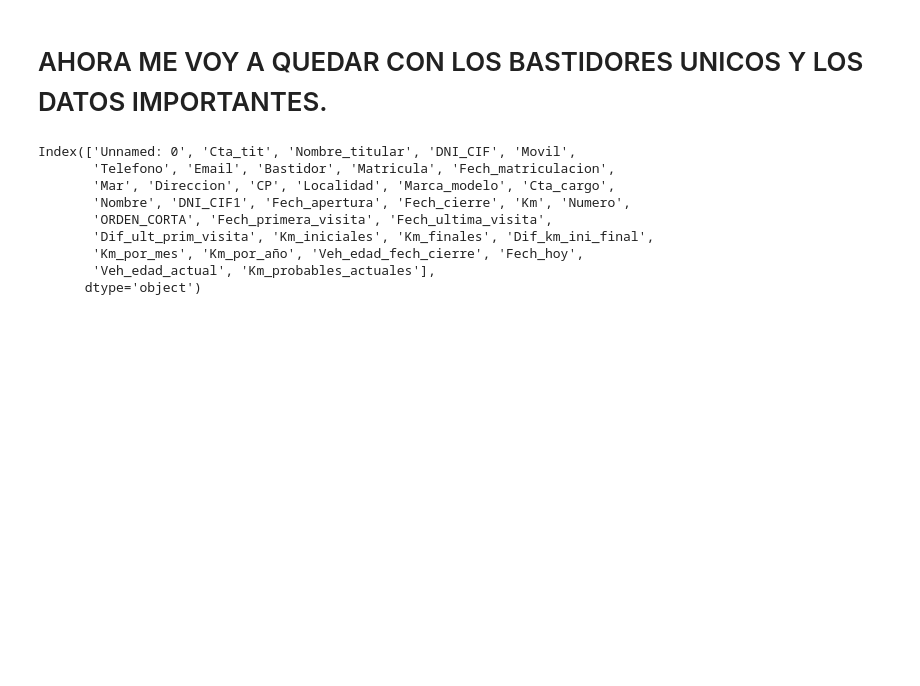
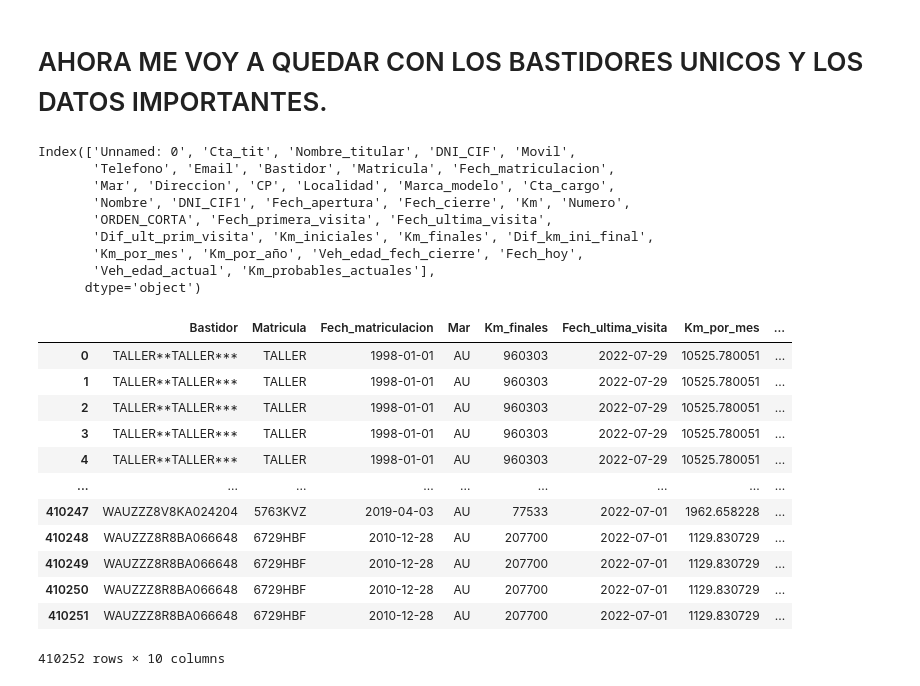
Before and after one commit to pacomm5/PLANTILLAS2, a Jupyter notebook: DATOS_VEHICULO.ipynb, the cells around one changed output. Cells and saved outputs as stored; diff of their text form; code cells hidden in the pictures; blank space fills up the shorter version.

```diff
--- a/DATOS_VEHICULO.ipynb
+++ b/DATOS_VEHICULO.ipynb
@@ -389,4 +389,21 @@ Index(['Unnamed: 0', 'Cta_tit', 'Nombre_titular', 'DNI_CIF', 'Movil',
       dtype='object')
 # %%
 # PRIMERO NOS QUEDAMOS CON LAS COLUMNAS QUE NOS INTERESAN
-mis_columnas = ["Bastidor", "Matricula", "Fech_matriculacion", "Mar", "Km_finales", "Dif_ult_prim_visita", ]
+mis_columnas = ["Bastidor", "Matricula", "Fech_matriculacion", "Mar", "Km_finales", "Fech_ultima_visita", "Km_por_mes", "Km_por_año", "Veh_edad_actual", "Km_probables_actuales"]
+# %%
+
+df_unicos[mis_columnas]
+# %% [output]
+|  | Bastidor | Matricula | Fech_matriculacion | Mar | Km_finales | Fech_ultima_visita | Km_por_mes | ... |
+| 0 | TALLER**TALLER*** | TALLER | 1998-01-01 | AU | 960303 | 2022-07-29 | 10525.780051 | ... |
+| 1 | TALLER**TALLER*** | TALLER | 1998-01-01 | AU | 960303 | 2022-07-29 | 10525.780051 | ... |
+| 2 | TALLER**TALLER*** | TALLER | 1998-01-01 | AU | 960303 | 2022-07-29 | 10525.780051 | ... |
+| 3 | TALLER**TALLER*** | TALLER | 1998-01-01 | AU | 960303 | 2022-07-29 | 10525.780051 | ... |
+| 4 | TALLER**TALLER*** | TALLER | 1998-01-01 | AU | 960303 | 2022-07-29 | 10525.780051 | ... |
+| ... | ... | ... | ... | ... | ... | ... | ... | ... |
+| 410247 | WAUZZZ8V8KA024204 | 5763KVZ | 2019-04-03 | AU | 77533 | 2022-07-01 | 1962.658228 | ... |
+| 410248 | WAUZZZ8R8BA066648 | 6729HBF | 2010-12-28 | AU | 207700 | 2022-07-01 | 1129.830729 | ... |
+| 410249 | WAUZZZ8R8BA066648 | 6729HBF | 2010-12-28 | AU | 207700 | 2022-07-01 | 1129.830729 | ... |
+| 410250 | WAUZZZ8R8BA066648 | 6729HBF | 2010-12-28 | AU | 207700 | 2022-07-01 | 1129.830729 | ... |
+| 410251 | WAUZZZ8R8BA066648 | 6729HBF | 2010-12-28 | AU | 207700 | 2022-07-01 | 1129.830729 | ... |
+410252 rows × 10 columns
```
Also changed, not shown: parts of 4 cells of this notebook.
